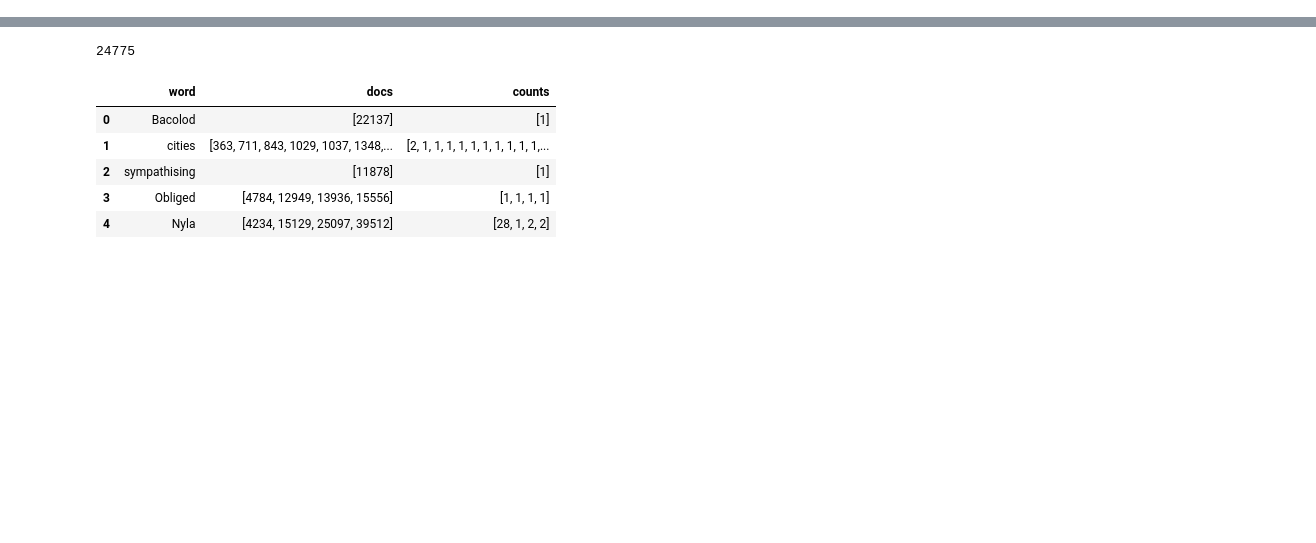
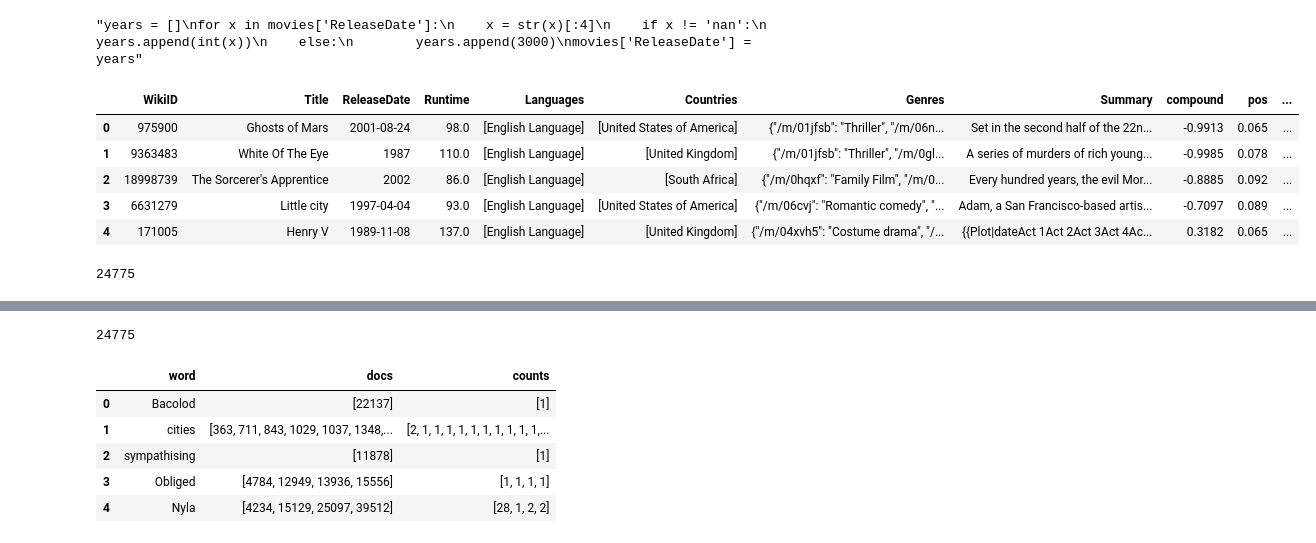
Before and after one commit to katromanyuk/cs4300sp2020-ab2252-blv9-kr485-pmn28-sa2229, a Jupyter notebook: app/cosine_alternative.ipynb, the cells around one changed output, grey strips where cells are left out. Saved outputs shown, nothing was run; the diff lists cells and outputs as text; code cells hidden in the pictures; blank space fills up the shorter version.

```diff
--- a/app/cosine_alternative.ipynb
+++ b/app/cosine_alternative.ipynb
@@ -0,0 +55,8 @@
+# %%
+ratings = np.zeros(len(movies))
+for mov,rate in tuple(zip(imdb250['Title'],imdb250['imdbRating'])):
+    if mov in title_to_index:
+        ind = title_to_index[mov]
+        ratings[ind] = rate
+# %%
+movies['Rating'] = ratings
@@ -0,0 +65,31 @@
+# %%
+movies['toks'] = [tokenizer(summary) for summary in movies['Summary']]
+# %%
+'''years = []
+for x in movies['ReleaseDate']:
+    x = str(x)[:4]
+    if x != 'nan':
+        years.append(int(x))
+    else:
+        years.append(3000)
+movies['ReleaseDate'] = years'''
+
+#movies = movies[movies['ReleaseDate']>=1960]
+#movies = movies.reset_index()
+#movies = movies.drop(['index'], axis=1)
+# %% [output]
+"years = []\nfor x in movies['ReleaseDate']:\n    x = str(x)[:4]\n    if x != 'nan':\n        years.append(int(x))\n    else:\n        years.append(3000)\nmovies['ReleaseDate'] = years"
+# %%
+movies.head()
+# %% [output]
+|  | WikiID | Title | ReleaseDate | Runtime | Languages | Countries | Genres | Summary | compound | pos | ... |
+| 0 | 975900 | Ghosts of Mars | 2001-08-24 | 98.0 | [English Language] | [United States of America] | {"/m/01jfsb": "Thriller", "/m/06n... | Set in the second half of the 22n... | -0.9913 | 0.065 | ... |
+| 1 | 9363483 | White Of The Eye | 1987 | 110.0 | [English Language] | [United Kingdom] | {"/m/01jfsb": "Thriller", "/m/0gl... | A series of murders of rich young... | -0.9985 | 0.078 | ... |
+| 2 | 18998739 | The Sorcerer's Apprentice | 2002 | 86.0 | [English Language] | [South Africa] | {"/m/0hqxf": "Family Film", "/m/0... | Every hundred years, the evil Mor... | -0.8885 | 0.092 | ... |
+| 3 | 6631279 | Little city | 1997-04-04 | 93.0 | [English Language] | [United States of America] | {"/m/06cvj": "Romantic comedy", "... | Adam, a San Francisco-based artis... | -0.7097 | 0.089 | ... |
+| 4 | 171005 | Henry V | 1989-11-08 | 137.0 | [English Language] | [United Kingdom] | {"/m/04xvh5": "Costume drama", "/... | {{Plot|dateAct 1Act 2Act 3Act 4Ac... | 0.3182 | 0.065 | ... |
+# %%
+num_movies = len(movies)
+num_movies
+# %% [output]
+24775
```
Also changed, not shown: parts of 46 cells of this notebook, 11 other files.
